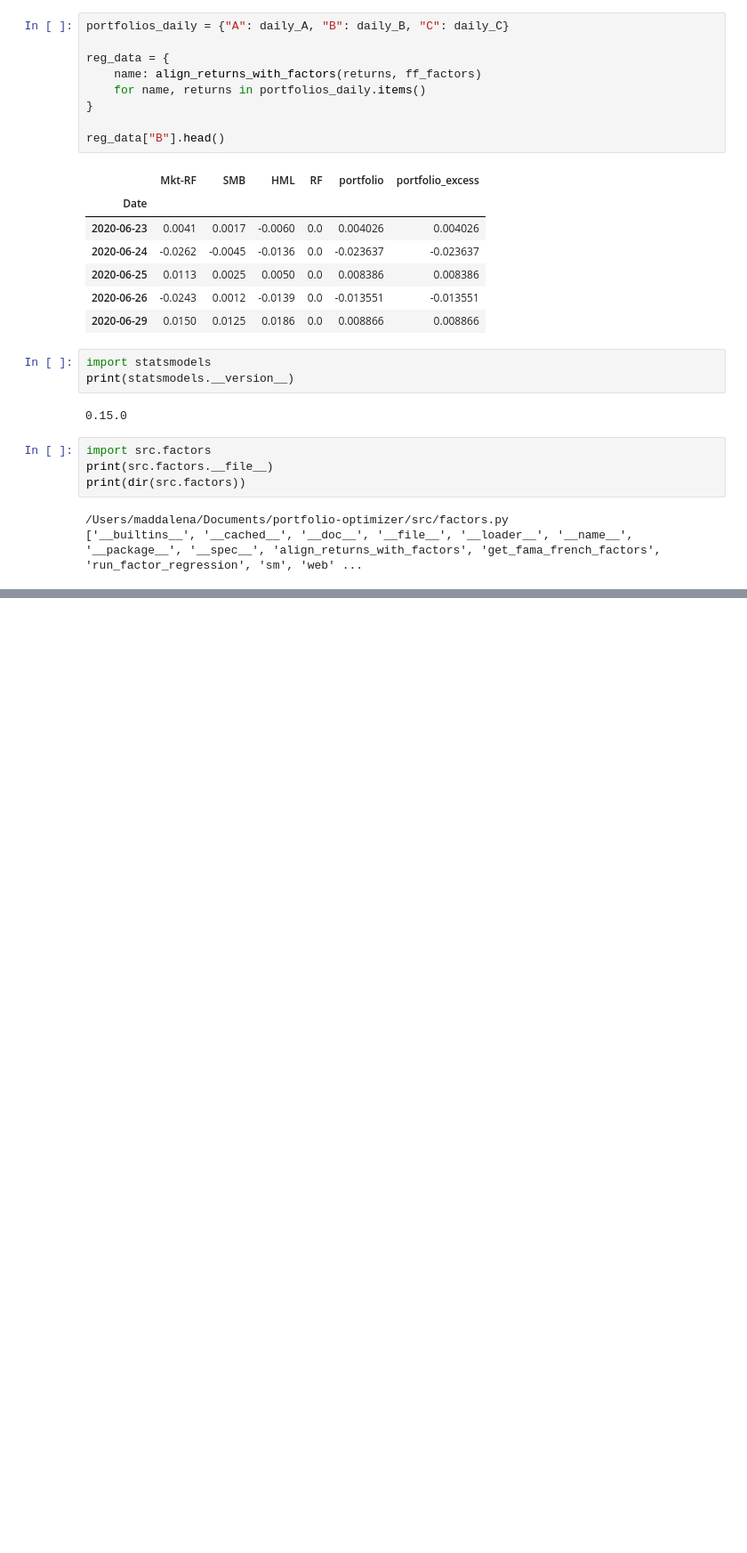
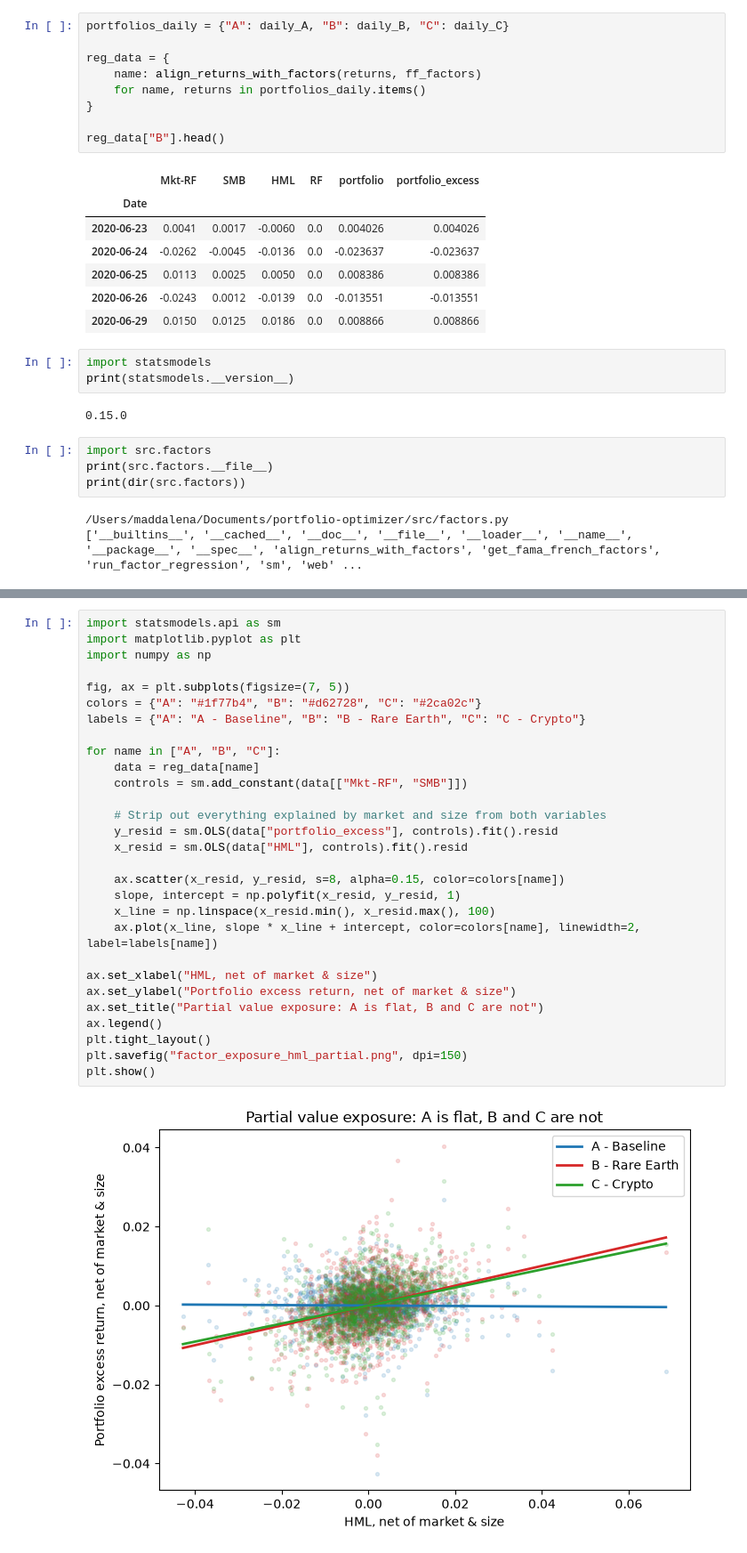
Before and after one commit to Maddalena01/portfolio-optimizer_case_study, a Jupyter notebook: portfolio_analysis.ipynb, the cells around one changed output, grey strips where cells are left out. Shown at 89% size. Cells and saved outputs as stored; diff of their text form; blank space fills up the shorter version.

```diff
--- a/portfolio_analysis.ipynb
+++ b/portfolio_analysis.ipynb
@@ -705,0 +761,31 @@ TypeError: run_factor_regression() got an unexpected keyword argument 'robust'
+# %%
+import statsmodels.api as sm
+import matplotlib.pyplot as plt
+import numpy as np
+
+fig, ax = plt.subplots(figsize=(7, 5))
+colors = {"A": "#1f77b4", "B": "#d62728", "C": "#2ca02c"}
+labels = {"A": "A - Baseline", "B": "B - Rare Earth", "C": "C - Crypto"}
+
+for name in ["A", "B", "C"]:
+    data = reg_data[name]
+    controls = sm.add_constant(data[["Mkt-RF", "SMB"]])
+
+    # Strip out everything explained by market and size from both variables
+    y_resid = sm.OLS(data["portfolio_excess"], controls).fit().resid
+    x_resid = sm.OLS(data["HML"], controls).fit().resid
+
+    ax.scatter(x_resid, y_resid, s=8, alpha=0.15, color=colors[name])
+    slope, intercept = np.polyfit(x_resid, y_resid, 1)
+    x_line = np.linspace(x_resid.min(), x_resid.max(), 100)
+    ax.plot(x_line, slope * x_line + intercept, color=colors[name], linewidth=2, label=labels[name])
+
+ax.set_xlabel("HML, net of market & size")
+ax.set_ylabel("Portfolio excess return, net of market & size")
+ax.set_title("Partial value exposure: A is flat, B and C are not")
+ax.legend()
+plt.tight_layout()
+plt.savefig("factor_exposure_hml_partial.png", dpi=150)
+plt.show()
+# %% [output]
+[figure, added]
```
Also changed, not shown: parts of 8 cells of this notebook, 3 other files.
